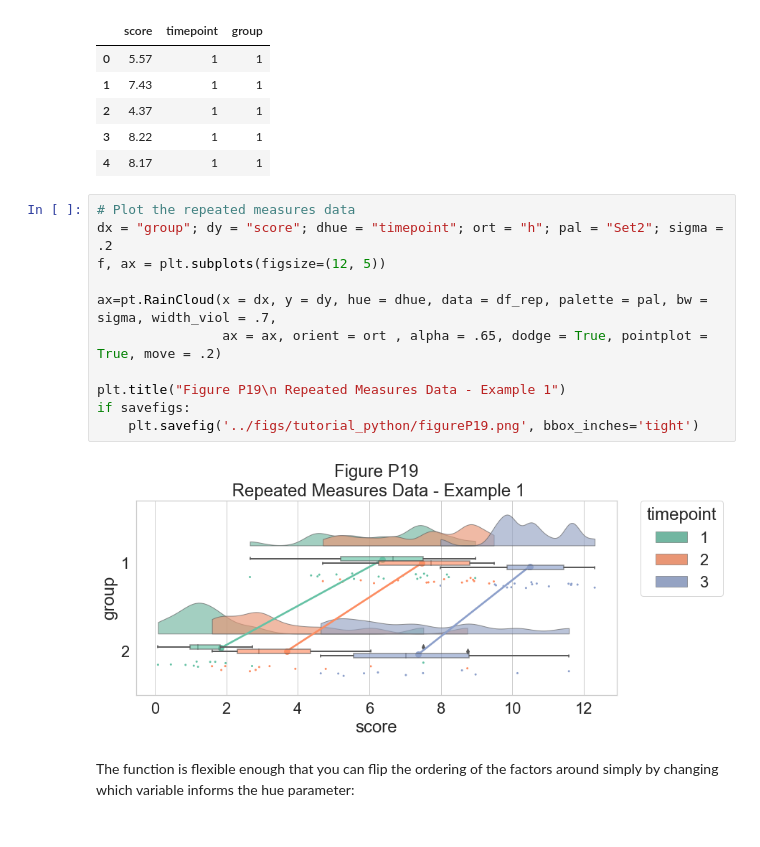
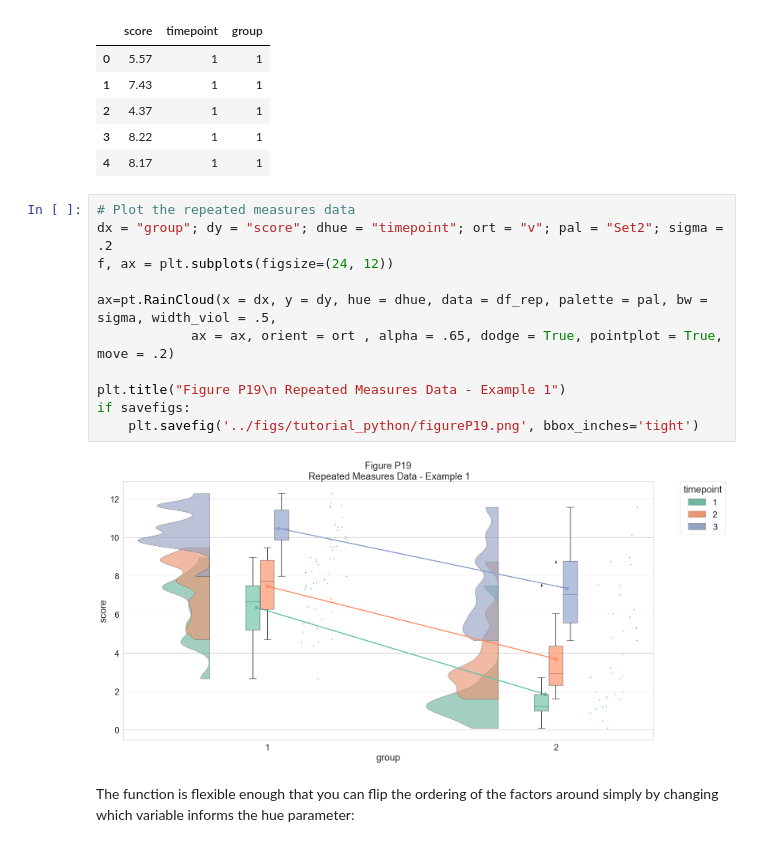
Before and after one commit to ameen-khosrowzadeh/MIAProject, a Jupyter notebook: RainCloudPlots-master/tutorial_python/raincloud_tutorial_python.ipynb, the cells around one changed output. Saved outputs shown, nothing was run; the diff lists cells and outputs as text.

Commit message:
rain plot

```diff
--- a/RainCloudPlots-master/tutorial_python/raincloud_tutorial_python.ipynb
+++ b/RainCloudPlots-master/tutorial_python/raincloud_tutorial_python.ipynb
@@ -330,17 +330,17 @@ df_rep.head()
 | 4 | 8.17 | 1 | 1 |
 # %%
 # Plot the repeated measures data
-dx = "group"; dy = "score"; dhue = "timepoint"; ort = "h"; pal = "Set2"; sigma = .2
-f, ax = plt.subplots(figsize=(12, 5))
+dx = "group"; dy = "score"; dhue = "timepoint"; ort = "v"; pal = "Set2"; sigma = .2
+f, ax = plt.subplots(figsize=(24, 12))
 
-ax=pt.RainCloud(x = dx, y = dy, hue = dhue, data = df_rep, palette = pal, bw = sigma, width_viol = .7,
-                ax = ax, orient = ort , alpha = .65, dodge = True, pointplot = True, move = .2)
+ax=pt.RainCloud(x = dx, y = dy, hue = dhue, data = df_rep, palette = pal, bw = sigma, width_viol = .5,
+            ax = ax, orient = ort , alpha = .65, dodge = True, pointplot = True, move = .2)
 
 plt.title("Figure P19\n Repeated Measures Data - Example 1")
 if savefigs:
     plt.savefig('../figs/tutorial_python/figureP19.png', bbox_inches='tight')
 # %% [output]
-[figure, old version]
+[figure, new version]
 # %% [markdown]
 The function is flexible enough that you can flip the ordering of the factors around simply by changing which variable informs the hue parameter:
 # %%
```
Also changed, not shown: parts of 1 cell of this notebook, 3 other files.
